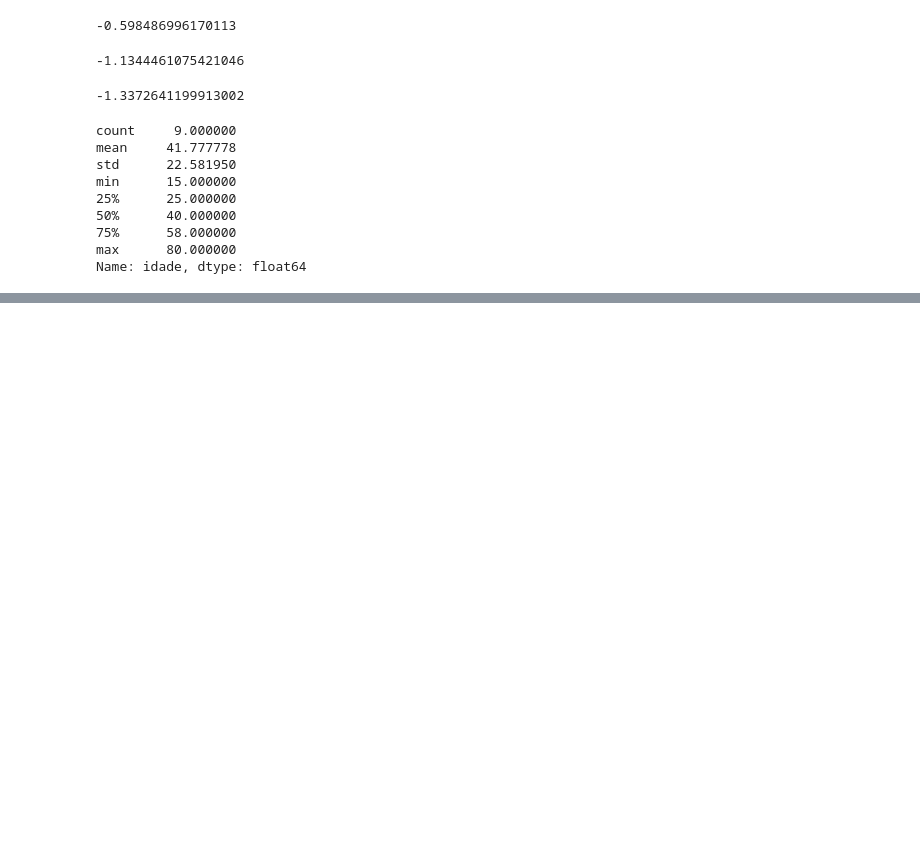
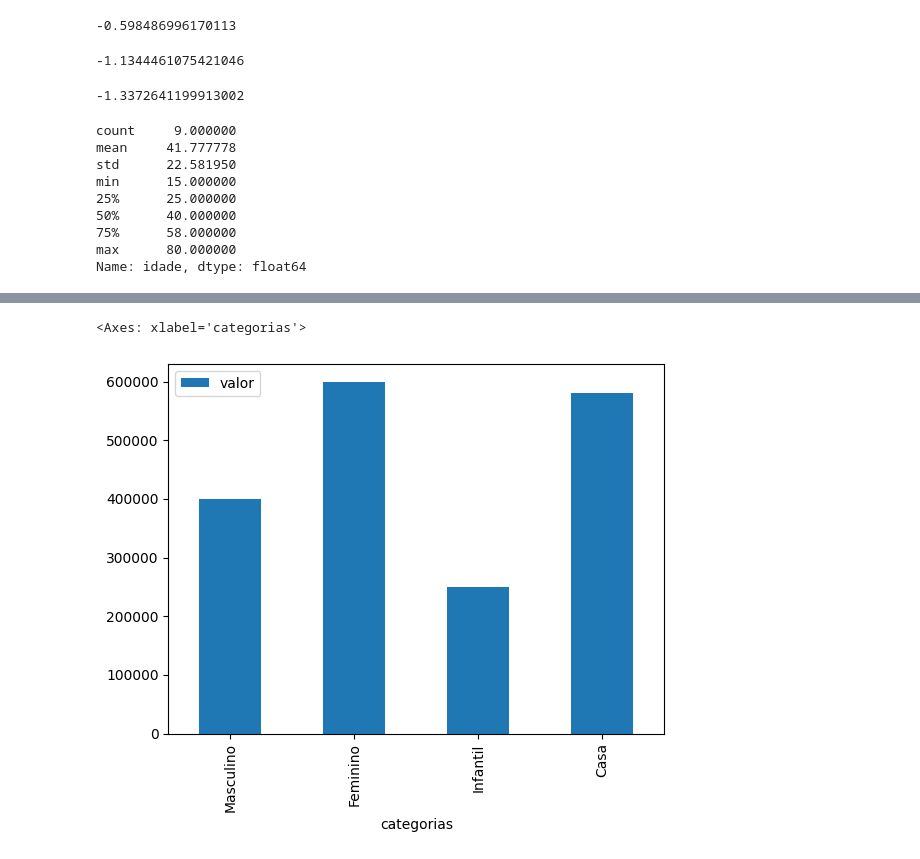
Before and after one commit to samusar/ignite-statistic-devs, a Jupyter notebook: statistic_devs.ipynb, the cells around one changed output, grey strips where cells are left out. Saved outputs shown, nothing was run; the diff lists cells and outputs as text; code cells hidden in the pictures; blank space fills up the shorter version.

```diff
--- a/statistic_devs.ipynb
+++ b/statistic_devs.ipynb
@@ -111,0 +151,2 @@ Name: idade, dtype: float64
+# %%
+dict_vendas = {'categorias': ['Masculino', 'Feminino', 'Infantil', 'Casa'], 'valor': [400000, 600000, 250000, 580000], 'quantidade': [3000, 5000, 1500,2500]}
@@ -111,0 +159,2 @@ Name: idade, dtype: float64
+# %%
+df_vendas = pandas.DataFrame.from_dict(dict_vendas)
@@ -111,0 +169,6 @@ Name: idade, dtype: float64
+# %%
+# Gráfico de barras Vertical - Valor
+df_vendas.plot.bar(x='categorias', y='valor')
+# %% [output]
+<Axes: xlabel='categorias'>
+[figure, added]
```
Also changed, not shown: parts of 28 cells of this notebook, 2 other files.
